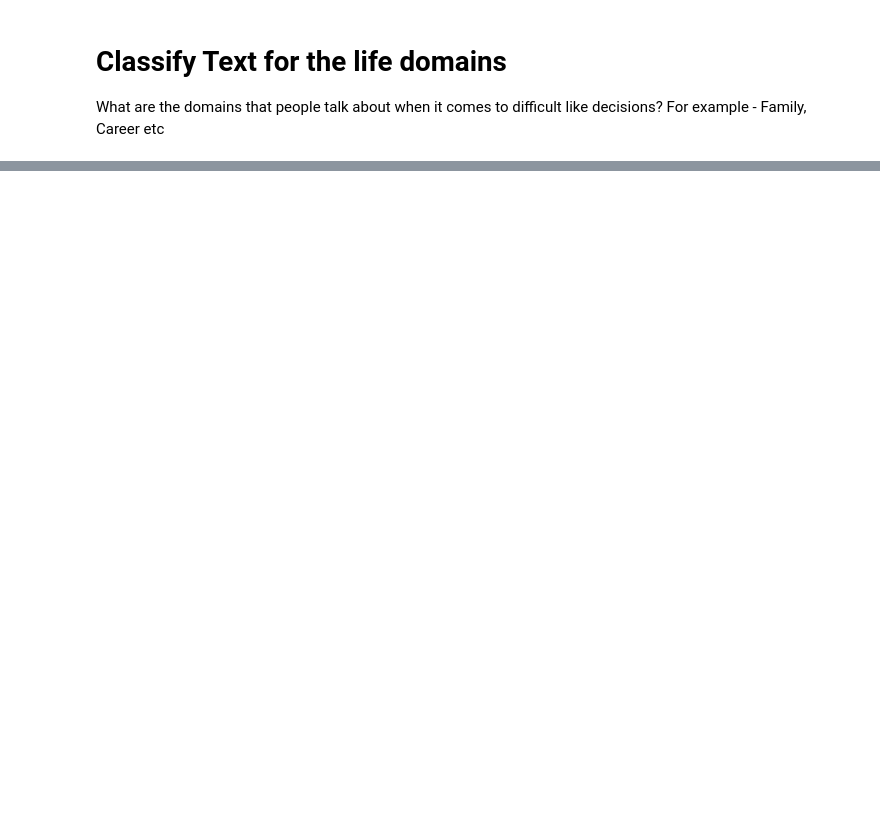
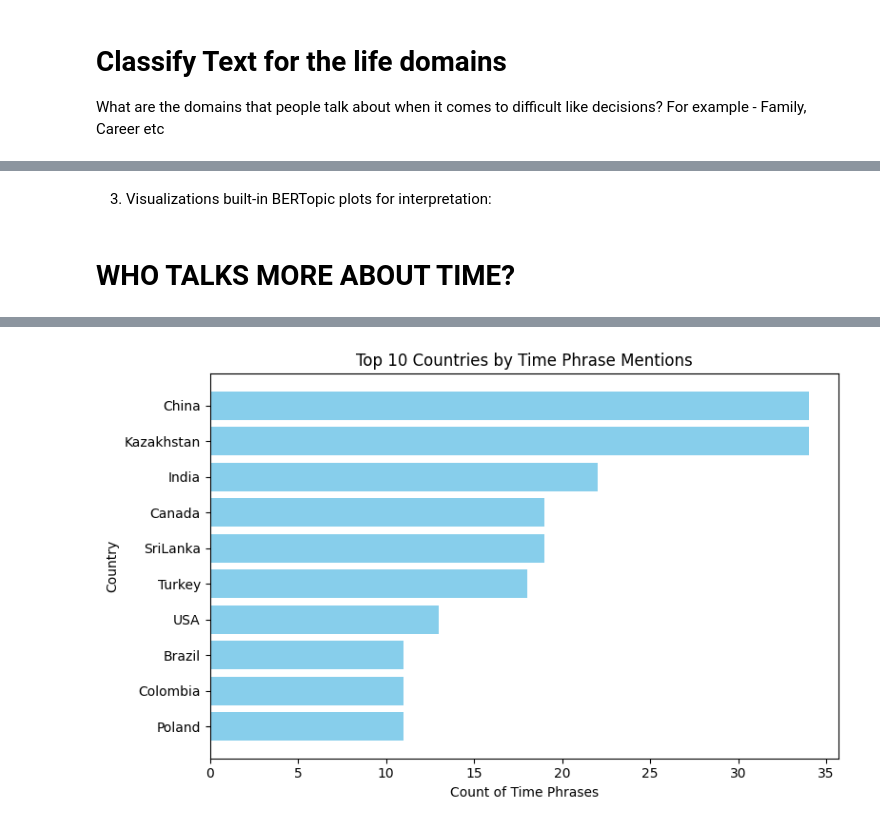
Before and after one commit to vvader24/WJC, a Jupyter notebook: Vinita/Study1_final.ipynb, the cells around one changed output, grey strips where cells are left out. Saved outputs shown, nothing was run; the diff lists cells and outputs as text; code cells hidden in the pictures; blank space fills up the shorter version.

```diff
--- a/Vinita/Study1_final.ipynb
+++ b/Vinita/Study1_final.ipynb
@@ -336,0 +413,18 @@ turkey_df = run_llm_classification_by_country("USA")
+# %%
+zero_shot_combined_df = combine_all_countries()
+
+#zero_shot_combined_df.to_excel("zero_shot_check.xlsx", index=False)
+# %%
+# Merge zero_shot_combined_df columns into merged_df using 'pID' as the key
+# Exclude columns already present in merged_df to avoid duplication
+cols_to_add = [col for col in zero_shot_combined_df.columns if col not in merged_df.columns or col == 'pID']
+
+# Prepare a dataframe with only the new columns (including 'pID' for join)
+zs_add = zero_shot_combined_df[cols_to_add]
+
+# Merge on 'pID'
+merged_df = merged_df.merge(zs_add, on='pID', how='left', suffixes=('', '_zs'))
+
+# Show the updated dataframe shape and columns as a check
+print(f"merged_df shape: {merged_df.shape}")
+print("Columns added from zero_shot_combined_df:", [col for col in cols_to_add if col != 'pID'])
@@ -336,0 +533,2 @@ turkey_df = run_llm_classification_by_country("USA")
+# %%
+merged_df = pd.read_excel("/Users/vinitavader/Desktop/WJC/data/merged_Wave1_text_classification.xlsx")
@@ -336,0 +647,3 @@ turkey_df = run_llm_classification_by_country("USA")
+# %% [markdown]
+3. Visualizations
+built-in BERTopic plots for interpretation:
@@ -336,0 +675,54 @@ turkey_df = run_llm_classification_by_country("USA")
+# %% [markdown]
+# WHO TALKS MORE ABOUT TIME?
+# %%
+import re
+import numpy as np
+
+# --- Extract time-related phrases from Open_Q1_Q7_clean ---
+
+# Define patterns for years and time phrases
+time_patterns = [
+    r'\b(?:19|20)\d{2}\b',  # years like 1999, 2023
+    r'(?:spring|summer|fall|autumn|winter)\s*(?:of)?\s*(?:19|20)\d{2}',  # e.g., summer 2020
+    r'(?:in|since|during|around|by|from|until|till|before|after)\s+(?:19|20)\d{2}'  # e.g., in 2021
+]
+time_regex = re.compile('|'.join(time_patterns), re.IGNORECASE)
+
+# Extract time phrases into a new column
+time_phrases_df = merged_df.copy()
+time_phrases_df["time_phrases"] = (
+    time_phrases_df["Open_Q1_Q7_clean"]
+    .apply(lambda x: time_regex.findall(str(x)) if pd.notna(x) else [])
+    .apply(lambda lst: lst[0] if lst else np.nan)
+)
+
+# Show the phrases df as before
+#display(time_phrases_df[["country", "time_phrases"]])
+
+# Group by country: count and collect phrases, dropping NA/nan phrases
+country_time_counts = (
+    time_phrases_df.dropna(subset=["time_phrases"])
+    .groupby("country")
+    .agg(
+        count=("time_phrases", "count"),
+        time_phrases=("time_phrases", lambda x: list(x))
+    )
+    .sort_values("count", ascending=False)
+    .head(10)
+    .reset_index()
+)
+
+display(country_time_counts)
+
+# Plot: Country on y-axis, count on x-axis (horizontal bar plot)
+import matplotlib.pyplot as plt
+
+plt.figure(figsize=(8, 5))
+plt.barh(country_time_counts["country"], country_time_counts["count"], color="skyblue")
+plt.xlabel("Count of Time Phrases")
+plt.ylabel("Country")
+plt.title("Top 10 Countries by Time Phrase Mentions")
+plt.gca().invert_yaxis()
+plt.tight_layout()
+plt.show()
+# %% [output]
@@ -336,0 +740 @@ turkey_df = run_llm_classification_by_country("USA")
+[figure, added]
```
Also changed, not shown: parts of 29 cells of this notebook.
